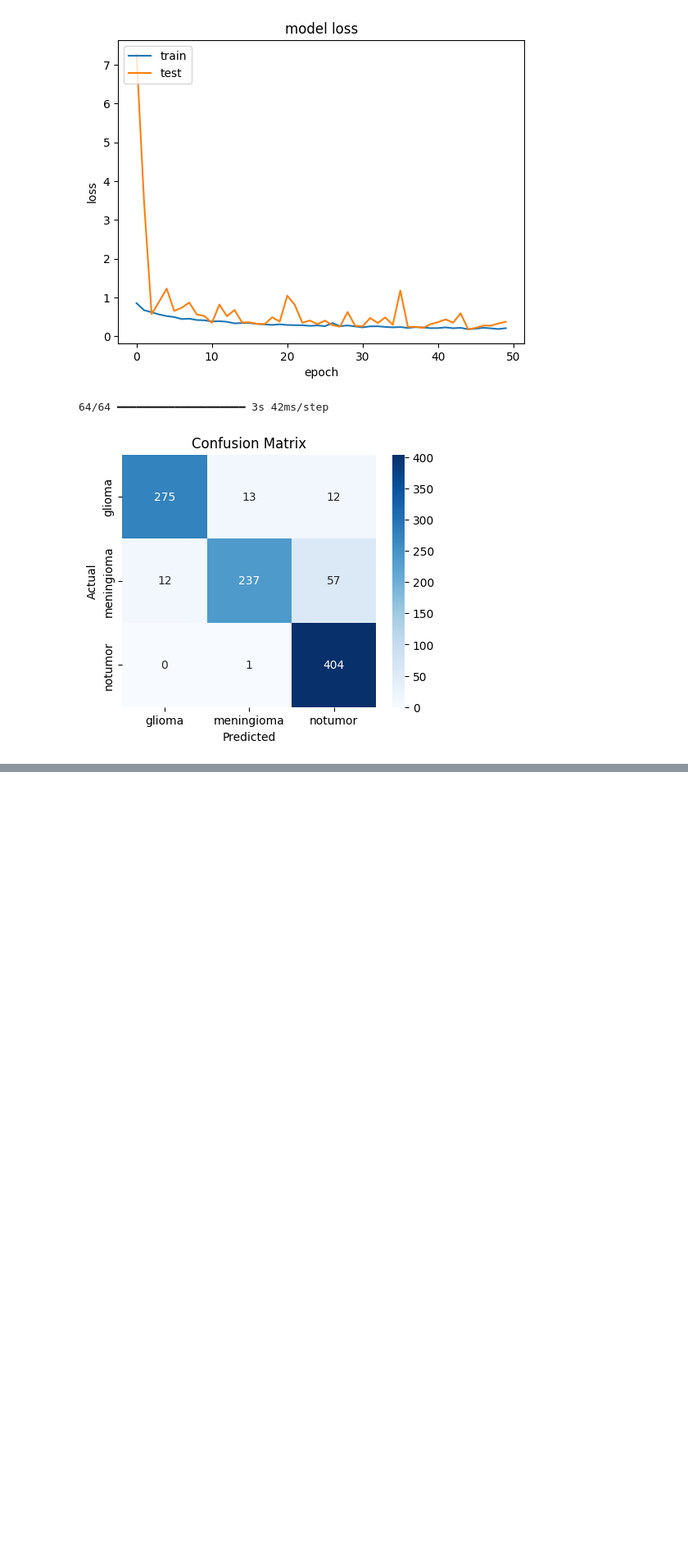
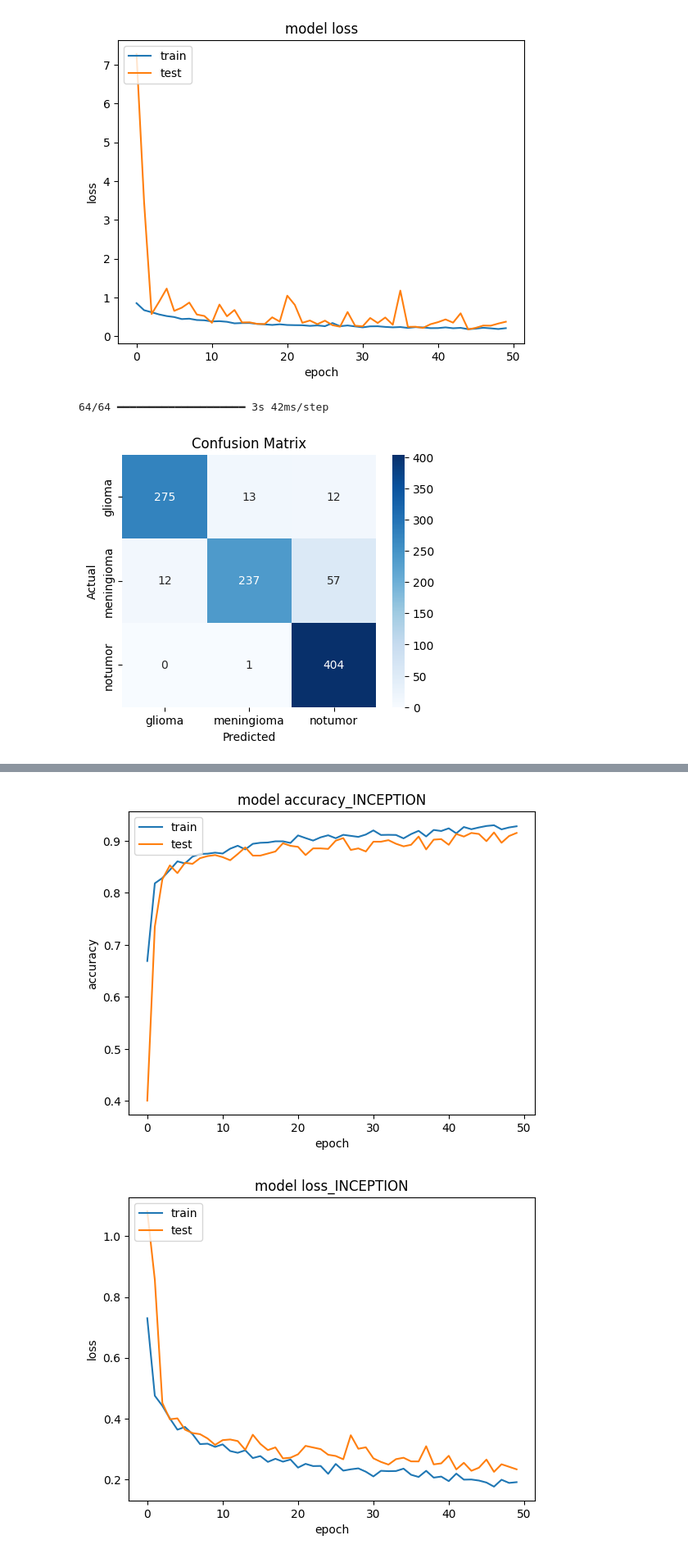
Before and after one commit to shtgl/MRIBrainTumor, a Jupyter notebook: BrainMri.ipynb, the cells around one changed output, grey strips where cells are left out. Shown at 82% size. Cells and saved outputs as stored; diff of their text form; code cells hidden in the pictures; blank space fills up the shorter version.

```diff
--- a/BrainMri.ipynb
+++ b/BrainMri.ipynb
@@ -367,0 +449,3 @@ plt.show()
+# %%
+opt = keras.optimizers.Adam(learning_rate=0.0001)
+lightweight_inception_model.compile(loss ='categorical_crossentropy',optimizer=opt, metrics =['accuracy'])
@@ -367,0 +480,6 @@ plt.show()
+# %%
+history = lightweight_inception_model.fit(train_generator,
+                              steps_per_epoch=10 // batch_size,
+                              epochs=epochs,
+                              validation_data=validation_generator,
+                              validation_steps=5 // batch_size)
@@ -367,0 +505,23 @@ plt.show()
+# %%
+# summarize history for accuracy
+plt.plot(history.history['accuracy'])
+plt.plot(history.history['val_accuracy'])
+plt.title('model accuracy_INCEPTION')
+plt.ylabel('accuracy')
+plt.xlabel('epoch')
+plt.legend(['train', 'test'], loc='upper left')
+plt.savefig('accuracy')
+plt.show()
+
+# summarize history for loss
+plt.plot(history.history['loss'])
+plt.plot(history.history['val_loss'])
+plt.title('model loss_INCEPTION')
+plt.ylabel('loss')
+plt.xlabel('epoch')
+plt.legend(['train', 'test'], loc='upper left')
+plt.savefig('loss')
+plt.show()
+# %% [output]
+[figure, added]
+[figure, added]
```
Also changed, not shown: parts of 9 cells of this notebook.
